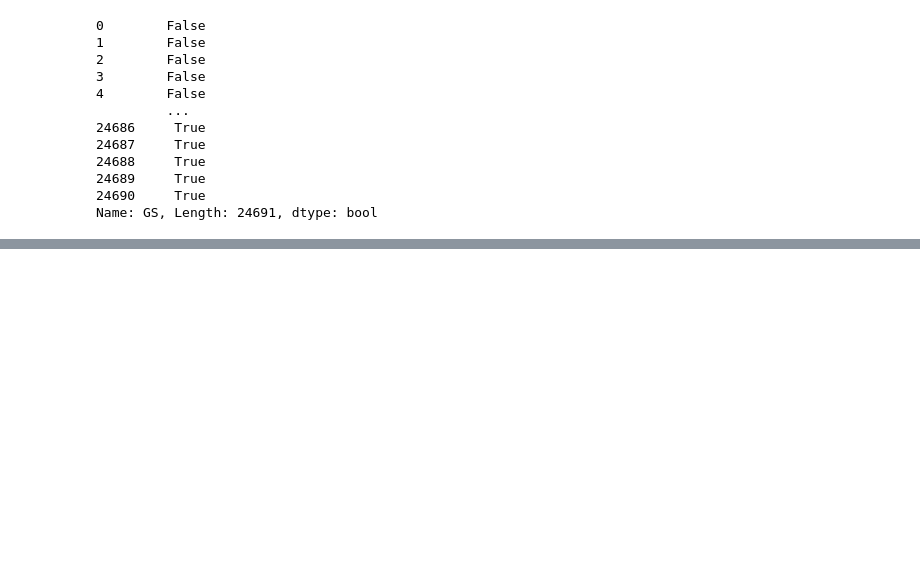
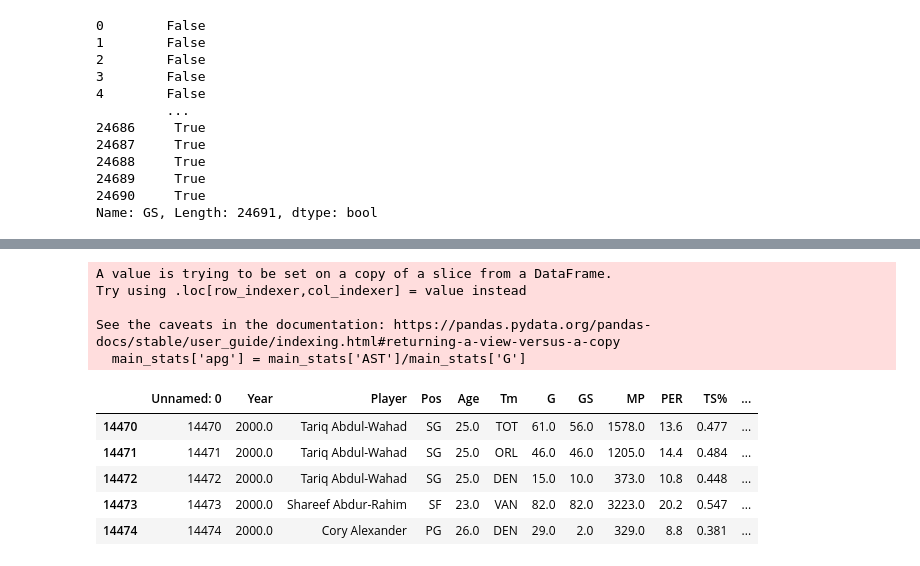
Before and after one commit to vchen-98/mip_prediction, a Jupyter notebook: working_data2.ipynb, the cells around one changed output, grey strips where cells are left out. Cells and saved outputs as stored; diff of their text form; code cells hidden in the pictures; blank space fills up the shorter version.

```diff
--- a/working_data2.ipynb
+++ b/working_data2.ipynb
@@ -75,0 +112,15 @@ AttributeError: 'Series' object has no attribute 'not_na'
+# %%
+main_stats['apg'] = main_stats['AST']/main_stats['G']
+main_stats.head()
+# %% [output]
+A value is trying to be set on a copy of a slice from a DataFrame.
+Try using .loc[row_indexer,col_indexer] = value instead
+
+See the caveats in the documentation: https://pandas.pydata.org/pandas-docs/stable/user_guide/indexing.html#returning-a-view-versus-a-copy
+  main_stats['apg'] = main_stats['AST']/main_stats['G']
+|  | Unnamed: 0 | Year | Player | Pos | Age | Tm | G | GS | MP | PER | TS% | ... |
+| 14470 | 14470 | 2000.0 | Tariq Abdul-Wahad | SG | 25.0 | TOT | 61.0 | 56.0 | 1578.0 | 13.6 | 0.477 | ... |
+| 14471 | 14471 | 2000.0 | Tariq Abdul-Wahad | SG | 25.0 | ORL | 46.0 | 46.0 | 1205.0 | 14.4 | 0.484 | ... |
+| 14472 | 14472 | 2000.0 | Tariq Abdul-Wahad | SG | 25.0 | DEN | 15.0 | 10.0 | 373.0 | 10.8 | 0.448 | ... |
+| 14473 | 14473 | 2000.0 | Shareef Abdur-Rahim | SF | 23.0 | VAN | 82.0 | 82.0 | 3223.0 | 20.2 | 0.547 | ... |
+| 14474 | 14474 | 2000.0 | Cory Alexander | PG | 26.0 | DEN | 29.0 | 2.0 | 329.0 | 8.8 | 0.381 | ... |
```
Also changed, not shown: parts of 6 cells of this notebook.
